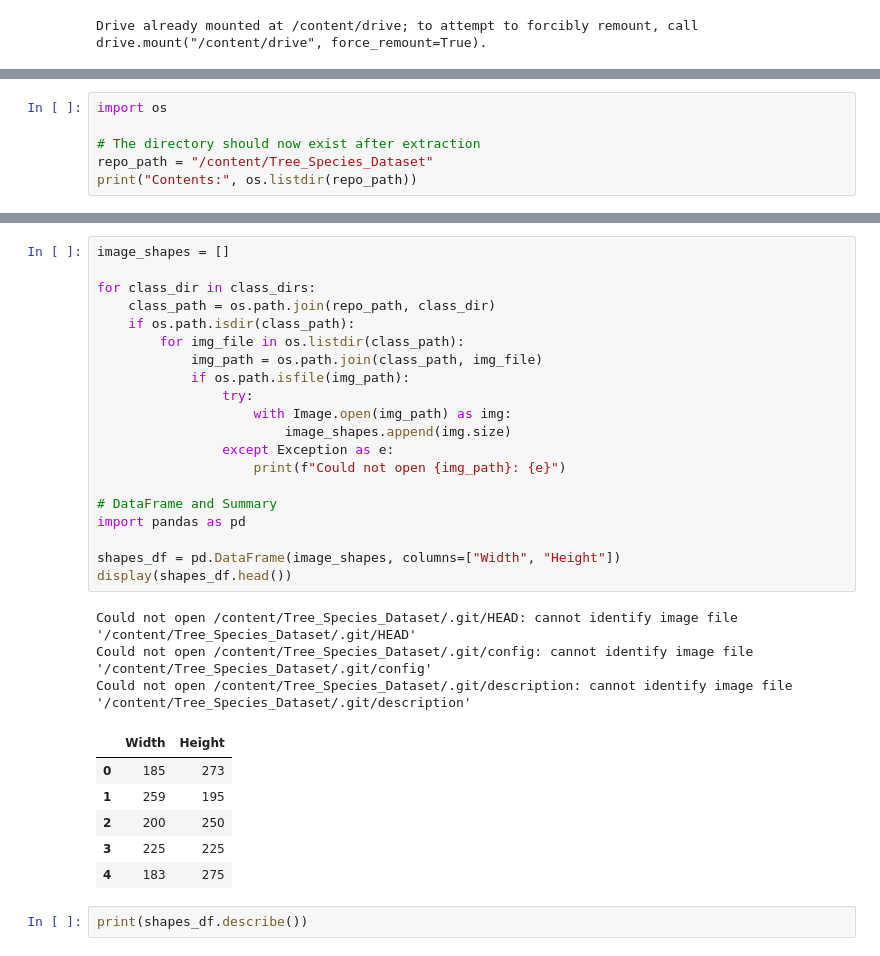
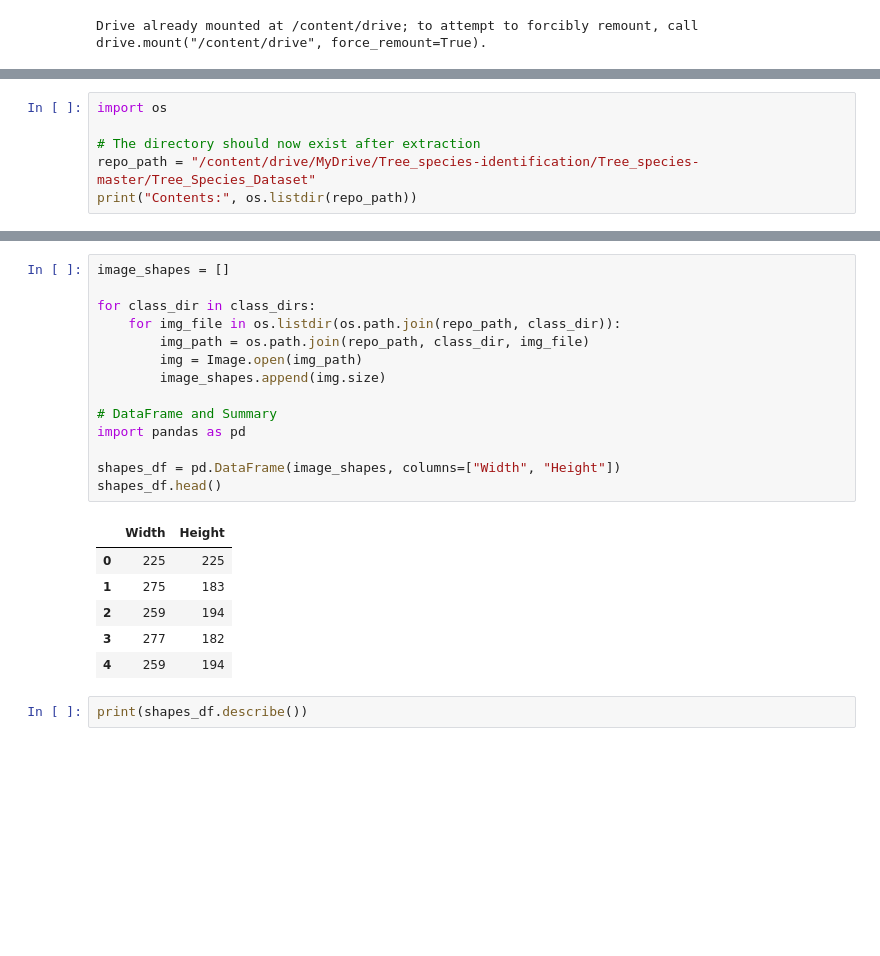
Before and after one commit to 22221A6150/week-1, a Jupyter notebook: tree_species.ipynb, the cells around one changed output, grey strips where cells are left out. Drawn from its saved outputs; the diff is of its cells as text; blank space fills up the shorter version.

```diff
--- a/tree_species.ipynb
+++ b/tree_species.ipynb
@@ -28,6 +19,6 @@ print(os.listdir('/content/'))
 import os
 
 # The directory should now exist after extraction
-repo_path = "/content/Tree_Species_Dataset"
+repo_path = "/content/drive/MyDrive/Tree_species-identification/Tree_species-master/Tree_Species_Dataset"
 print("Contents:", os.listdir(repo_path))
 # %% [output]
@@ -90,33 +81,24 @@ show_sample_images(repo_path, class_dirs)
 # %%
 image_shapes = []
 
 for class_dir in class_dirs:
-    class_path = os.path.join(repo_path, class_dir)
-    if os.path.isdir(class_path):
-        for img_file in os.listdir(class_path):
-            img_path = os.path.join(class_path, img_file)
-            if os.path.isfile(img_path):
-                try:
-                    with Image.open(img_path) as img:
-                        image_shapes.append(img.size)
-                except Exception as e:
-                    print(f"Could not open {img_path}: {e}")
+    for img_file in os.listdir(os.path.join(repo_path, class_dir)):
+        img_path = os.path.join(repo_path, class_dir, img_file)
+        img = Image.open(img_path)
+        image_shapes.append(img.size)
 
 # DataFrame and Summary
 import pandas as pd
 
 shapes_df = pd.DataFrame(image_shapes, columns=["Width", "Height"])
-display(shapes_df.head())
+shapes_df.head()
 # %% [output]
-Could not open /content/Tree_Species_Dataset/.git/HEAD: cannot identify image file '/content/Tree_Species_Dataset/.git/HEAD'
-Could not open /content/Tree_Species_Dataset/.git/config: cannot identify image file '/content/Tree_Species_Dataset/.git/config'
-Could not open /content/Tree_Species_Dataset/.git/description: cannot identify image file '/content/Tree_Species_Dataset/.git/description'
 |  | Width | Height |
-| 0 | 185 | 273 |
-| 1 | 259 | 195 |
-| 2 | 200 | 250 |
-| 3 | 225 | 225 |
-| 4 | 183 | 275 |
+| 0 | 225 | 225 |
+| 1 | 275 | 183 |
+| 2 | 259 | 194 |
+| 3 | 277 | 182 |
+| 4 | 259 | 194 |
 # %%
 print(shapes_df.describe())
 # %% [output]
```
Also changed, not shown: parts of 20 cells of this notebook.
